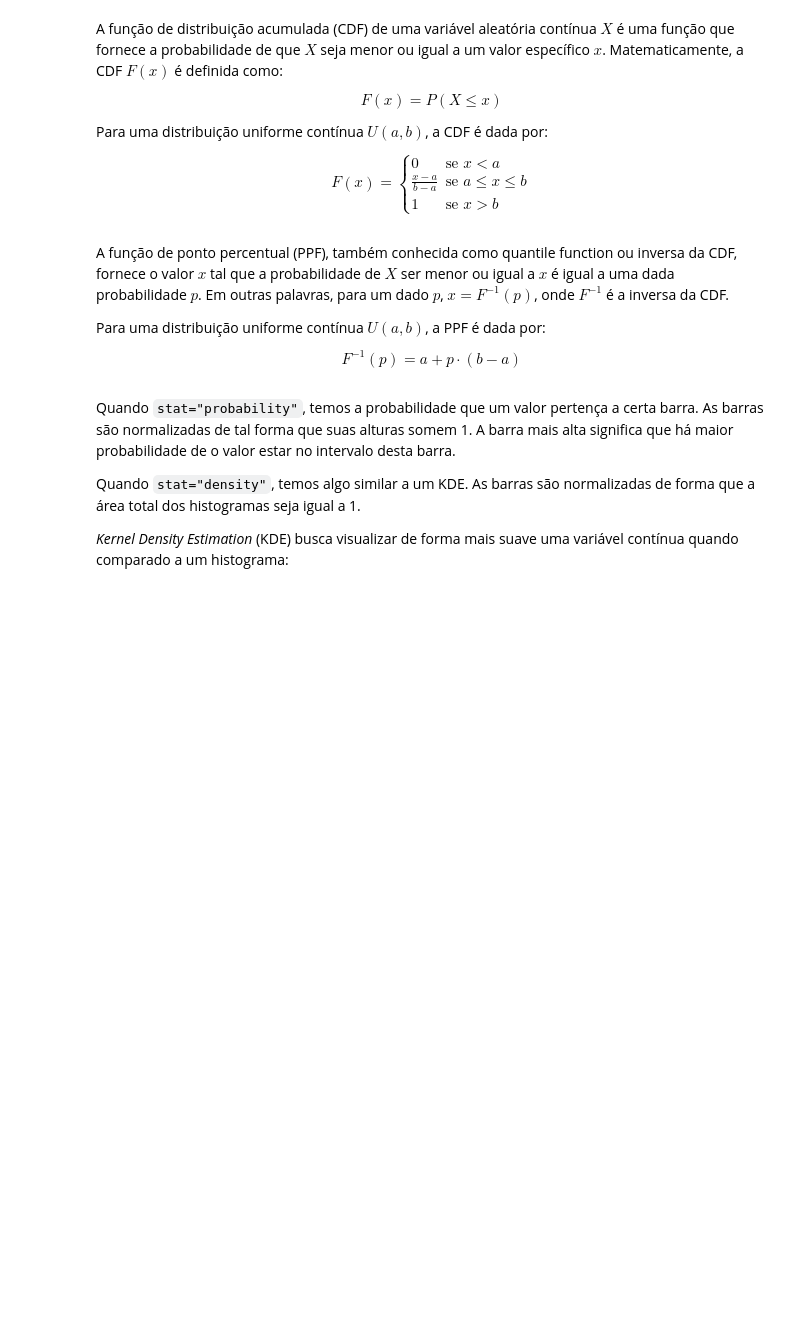
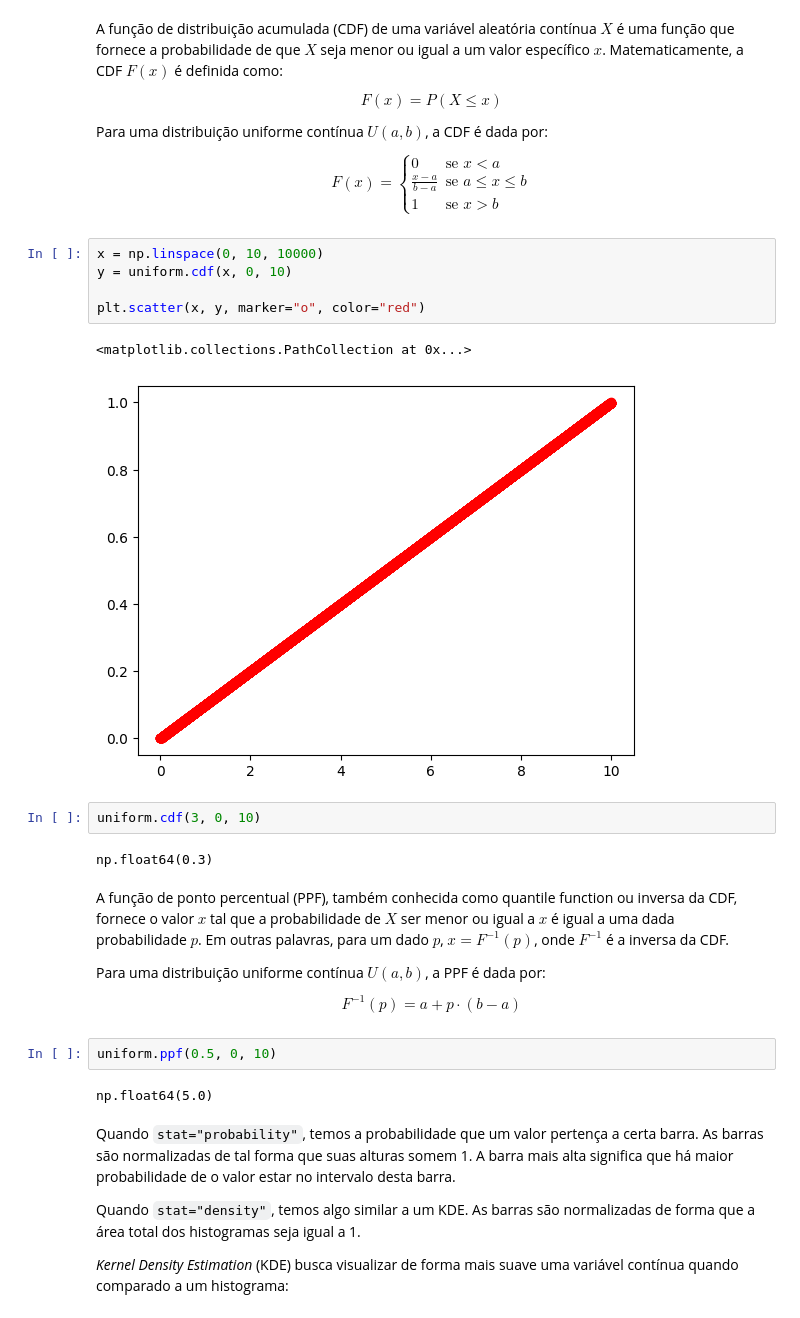
Before and after one commit to PauloViniciusR/Estatistica_dados, a Jupyter notebook: Estatistica_Probabilistica/06_continuas_uniforme.ipynb, the cells around one changed output. Saved outputs shown, nothing was run; the diff lists cells and outputs as text; blank space fills up the shorter version.

```diff
--- a/Estatistica_Probabilistica/06_continuas_uniforme.ipynb
+++ b/Estatistica_Probabilistica/06_continuas_uniforme.ipynb
@@ -80,12 +80,28 @@ $$ F(x) = \begin{cases}
 \frac{x - a}{b - a} & \text{se } a \leq x \leq b \\
 1 & \text{se } x > b
 \end{cases} $$
+# %%
+x = np.linspace(0, 10, 10000)
+y = uniform.cdf(x, 0, 10)
+
+plt.scatter(x, y, marker="o", color="red")
+# %% [output]
+<matplotlib.collections.PathCollection at 0x...>
+[figure, added]
+# %%
+uniform.cdf(3, 0, 10)
+# %% [output]
+np.float64(0.3)
 # %% [markdown]
 A função de ponto percentual (PPF), também conhecida como quantile function ou inversa da CDF, fornece o valor $x$ tal que a probabilidade de $X$ ser menor ou igual a $x$ é igual a uma dada probabilidade $p$. Em outras palavras, para um dado $p$, $x = F^{-1}(p)$, onde $F^{-1}$ é a inversa da CDF.
 
 Para uma distribuição uniforme contínua $ U(a, b) $, a PPF é dada por:
 
 $$ F^{-1}(p) = a + p \cdot (b - a) $$
+# %%
+uniform.ppf(0.5, 0, 10)
+# %% [output]
+np.float64(5.0)
 # %% [markdown]
 Quando `stat="probability"`, temos a probabilidade que um valor pertença a certa barra. As barras são normalizadas de tal forma que suas alturas somem 1. A barra mais alta significa que há maior probabilidade de o valor estar no intervalo desta barra.
 
```
